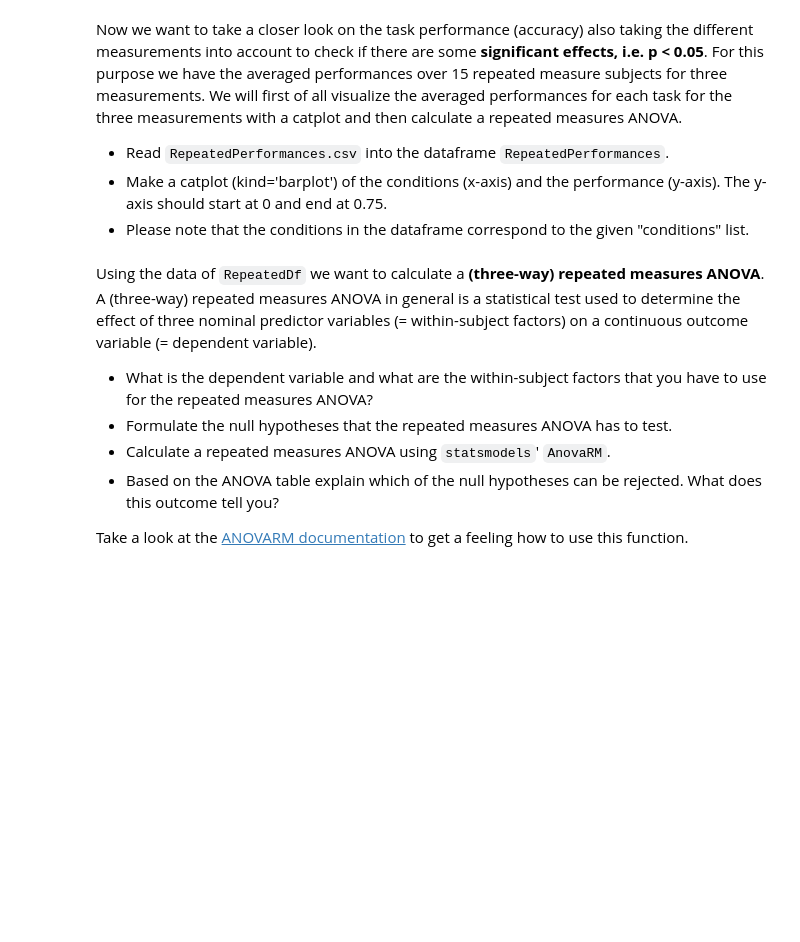
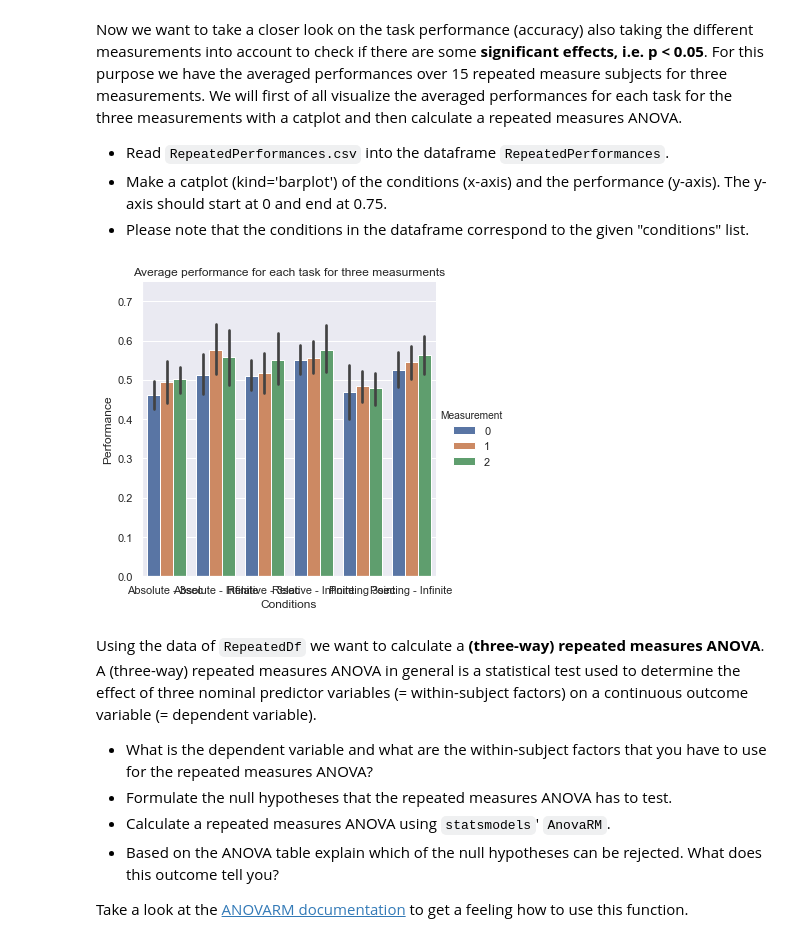
Before and after one commit to NBP-ACC/week-6-acc_2, a Jupyter notebook: sheet04.ipynb, the cells around one changed output. Cells and saved outputs as stored; diff of their text form; code cells hidden in the pictures; blank space fills up the shorter version.

````diff
--- a/sheet04.ipynb
+++ b/sheet04.ipynb
@@ -195,16 +195,25 @@ Now we want to take a closer look on the task performance (accuracy) also taking
 # %%
 conditions = ["Absolute - 3sec ","Absolute - Infinite","Relative - 3sec ","Relative - Infinite","Pointing 3sec","Pointing - Infinite"]
 
-# TODO
+DATA_PATH = Path("Data", "RepeatedPerformances.csv")
+RepeatedPerformances =  pd.read_csv(DATA_PATH)
 # %%
 # create a usable dataframe for the following analysis
 repgroup = RepeatedPerformances.groupby(['Measurement','Subject','Condition'], as_index=False)['Performance'].mean()
 
 RepeatedDf = pd.DataFrame(columns={'Measurement','Subject','Task','Time','Performance'})
 tasks = ['Absolute','Absolute','Relative','Relative','Pointing','Pointing']
 times = ['3sec','Infinite','3sec','Infinite','3sec','Infinite']
 for i in range(270):
-    RepeatedDf = RepeatedDf.append({'Subject':repgroup['Subject'][i],'Measurement':repgroup['Measurement'][i],'Task':tasks[repgroup['Condition'][i]],'Time':times[repgroup['Condition'][i]],'Performance':repgroup['Performance'][i]},ignore_index=True)
+    RepeatedDf = RepeatedDf.append({'Subject':repgroup['Subject'][i],'Measurement':repgroup['Measurement'][i],
+                                    'Task':tasks[repgroup['Condition'][i]],'Time':times[repgroup['Condition'][i]],
+                                    'Performance':repgroup['Performance'][i]},ignore_index=True)
+RepeatedDf["Conditions"] = pd.Series(conditions*45)
+
+r = sns.catplot( x = "Conditions", y = "Performance", hue= "Measurement", data = RepeatedDf, kind = 'bar')
+r.set(title = "Average performance for each task for three measurments", ylim = (0,0.75));
+# %% [output]
+[figure, added]
 # %% [markdown]
 Using the data of ```RepeatedDf``` we want to calculate a **(three-way) repeated measures ANOVA**. A (three-way) repeated measures ANOVA in general is a statistical test used to determine the effect of three nominal predictor variables (= within-subject factors) on a continuous outcome variable (= dependent variable).
 
````
Also changed, not shown: parts of 4 cells of this notebook.
